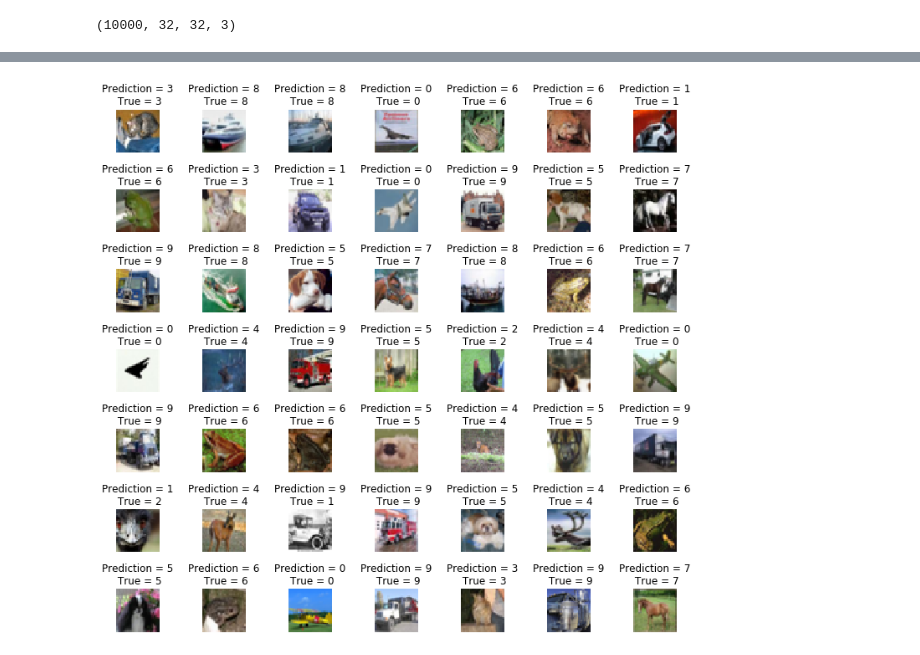
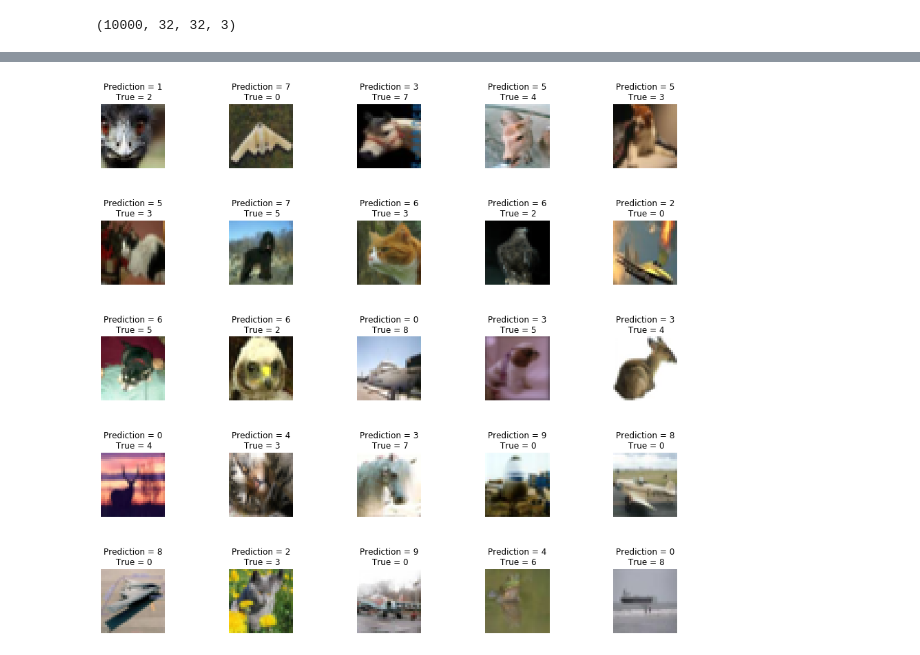
Before and after one commit to SkylarTrigueiro/Cifar-ImageClassification, a Jupyter notebook: Cifar10_CNN_Ensemble.ipynb, the cells around one changed output, grey strips where cells are left out. Cells and saved outputs as stored; diff of their text form; code cells hidden in the pictures.

```diff
--- a/Cifar10_CNN_Ensemble.ipynb
+++ b/Cifar10_CNN_Ensemble.ipynb
@@ -25,8 +42,8 @@ X_test.shape
 # %% [output]
 (10000, 32, 32, 3)
 # %%
-W_grid = 4
-L_grid = 4
+W_grid = 5
+L_grid = 5
 
 fig, axes = plt.subplots(L_grid, W_grid, figsize = (15,15))
 axes = axes.ravel()
@@ -135,21 +152,25 @@ results = np.argmax(results,axis=1)
 results = pd.Series(results, name = 'label)')
 # %%
 y_test = np.argmax(y_test, axis=1)
+# %%
+missed_label = y_test[ y_test != results ]
+missed_predict = list(results[ results != y_test ])
+X_missed = X_test[ y_test != results ]
 # %%
-L = 7
-W = 7
-fig, axes = plt.subplots(L,W, figsize=(12,12))
+L = 5
+W = 5
+fig, axes = plt.subplots(L,W, figsize=(15,15))
 axes = axes.ravel()
 
 for i in np.arange(0,L*W):
-    axes[i].imshow(X_test[i])
+    axes[i].imshow(X_missed[i])
     axes[i].set_title('Prediction = {}\n True = {}'.format(
-        results[i], y_test[i]))
+        missed_predict[i], missed_label[i]))
     axes[i].axis('off')
 
 plt.subplots_adjust(wspace=1)
 # %% [output]
-[figure, old version]
+[figure, new version]
 # %%
 from sklearn.metrics import confusion_matrix
 import seaborn as sns
```
Also changed, not shown: parts of 5 cells of this notebook, 6 other files.
